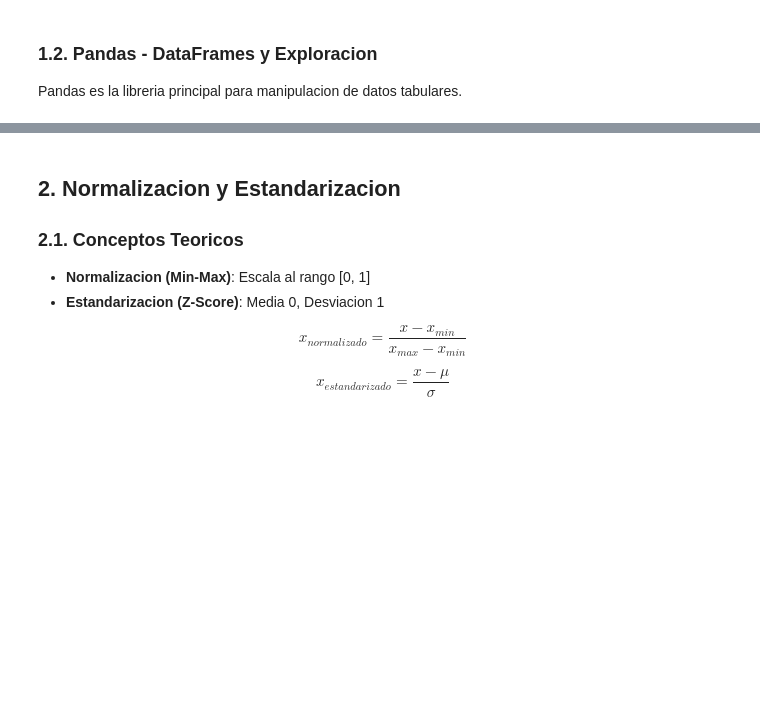
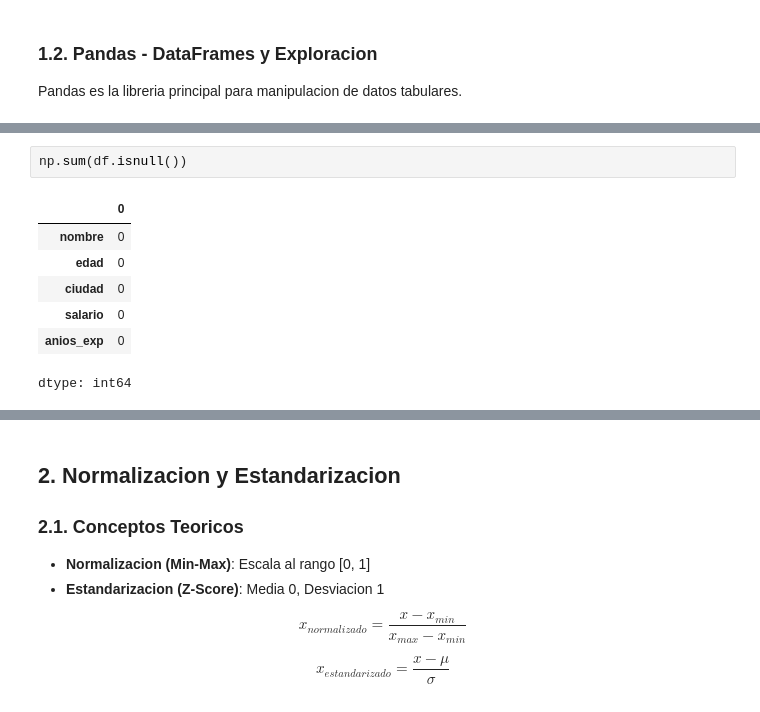
Before and after one commit to carlobeni/Machine-Learning, a Jupyter notebook: Clase_3/clase3.ipynb, the cells around one changed output, grey strips where cells are left out. Drawn from its saved outputs; the diff is of its cells as text; blank space fills up the shorter version.

```diff
--- a/Clase_3/clase3.ipynb
+++ b/Clase_3/clase3.ipynb
@@ -71,3 +90,13 @@ df
+# %%
+np.sum(df.isnull())
+# %% [output]
+|  | 0 |
+| nombre | 0 |
+| edad | 0 |
+| ciudad | 0 |
+| salario | 0 |
+| anios_exp | 0 |
+dtype: int64
 # %%
 # Exploracion basica
 print("Primeras 2 filas:")
```
Also changed, not shown: parts of 5 cells of this notebook.
